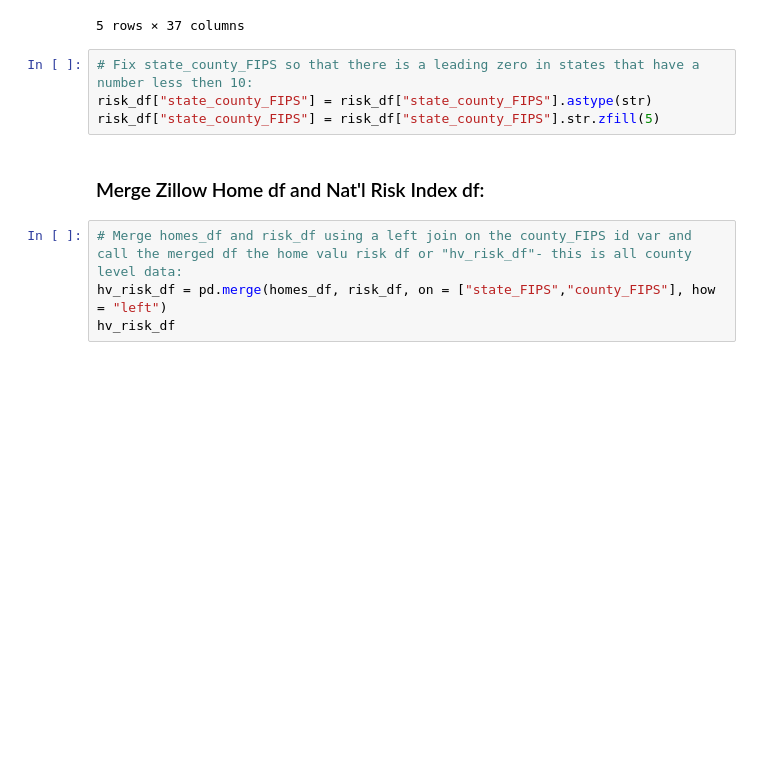
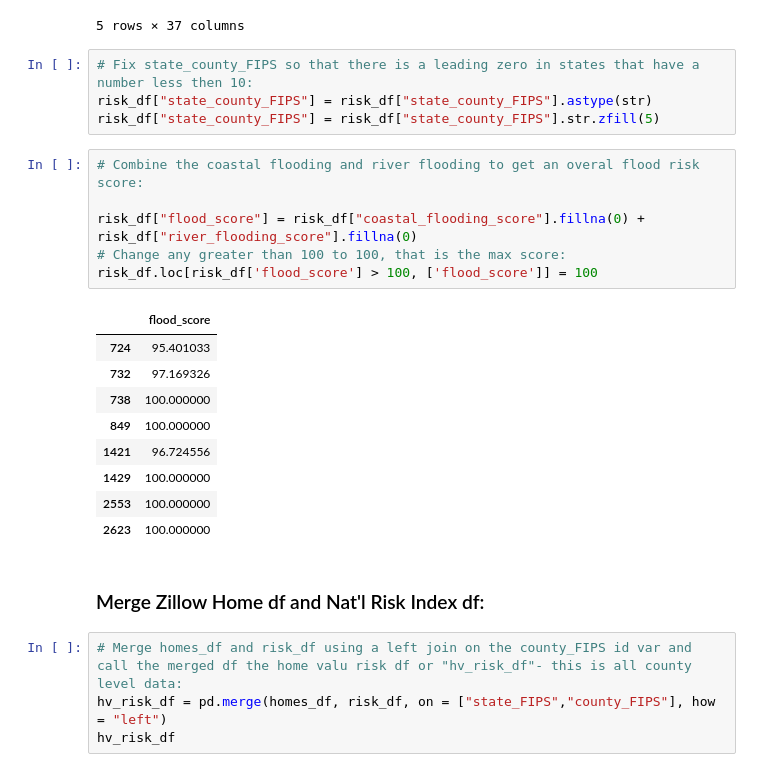
Before and after one commit to zwcrowley/Project_3_Team_7, a Jupyter notebook: data_cleaning_zc.ipynb, the cells around one changed output. Saved outputs shown, nothing was run; the diff lists cells and outputs as text; blank space fills up the shorter version.

Commit message:
set up all cols needed in app, fixed flood score

```diff
--- a/data_cleaning_zc.ipynb
+++ b/data_cleaning_zc.ipynb
@@ -116,6 +116,22 @@ risk_df.head()
 # Fix state_county_FIPS so that there is a leading zero in states that have a number less then 10:
 risk_df["state_county_FIPS"] = risk_df["state_county_FIPS"].astype(str)
 risk_df["state_county_FIPS"] = risk_df["state_county_FIPS"].str.zfill(5)
+# %%
+# Combine the coastal flooding and river flooding to get an overal flood risk score:
+
+risk_df["flood_score"] = risk_df["coastal_flooding_score"].fillna(0) + risk_df["river_flooding_score"].fillna(0)
+# Change any greater than 100 to 100, that is the max score:
+risk_df.loc[risk_df['flood_score'] > 100, ['flood_score']] = 100
+# %% [output]
+|  | flood_score |
+| 724 | 95.401033 |
+| 732 | 97.169326 |
+| 738 | 100.000000 |
+| 849 | 100.000000 |
+| 1421 | 96.724556 |
+| 1429 | 100.000000 |
+| 2553 | 100.000000 |
+| 2623 | 100.000000 |
 # %% [markdown]
 ### Merge Zillow Home df and Nat'l Risk Index df:
 # %%
```
Also changed, not shown: parts of 5 cells of this notebook, 3 other files.
